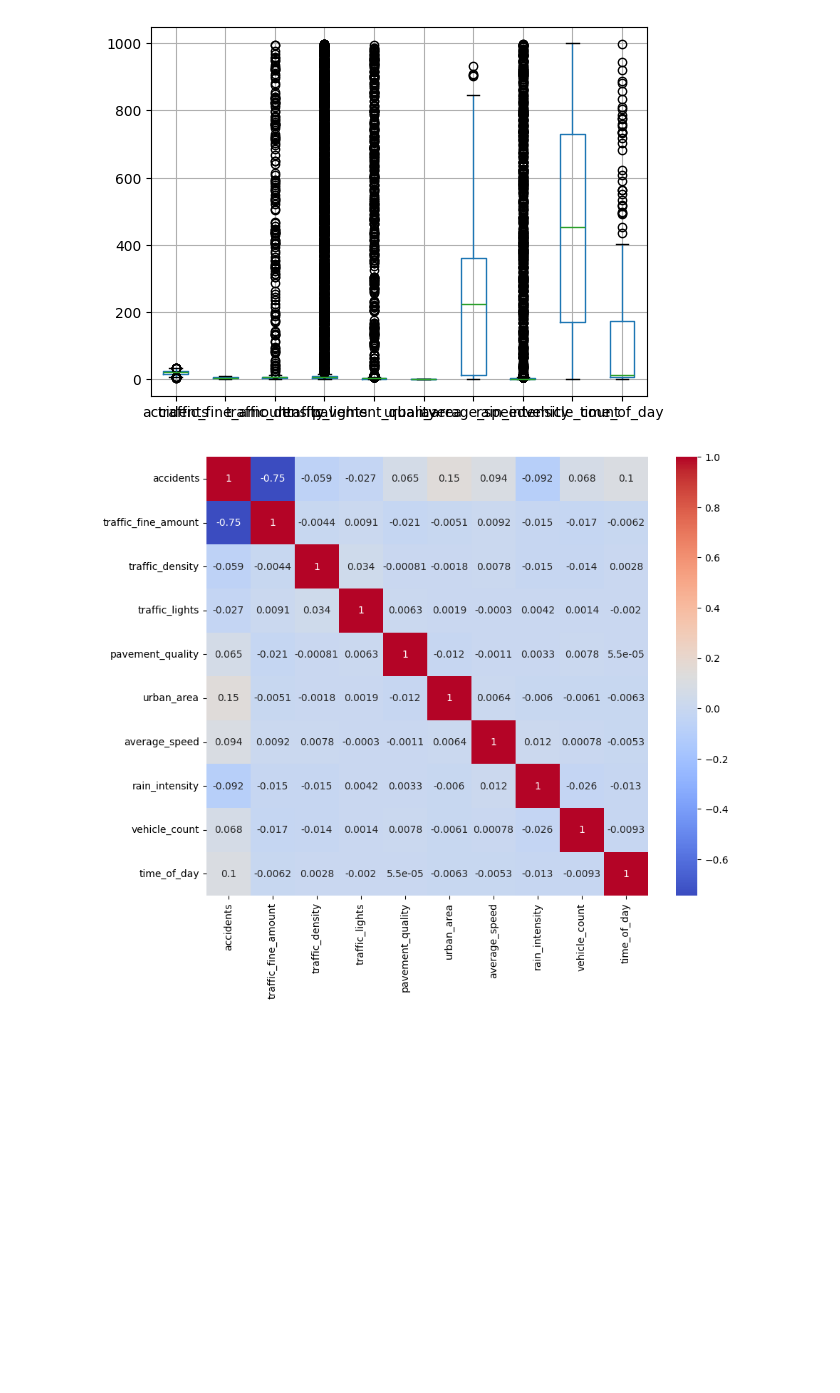
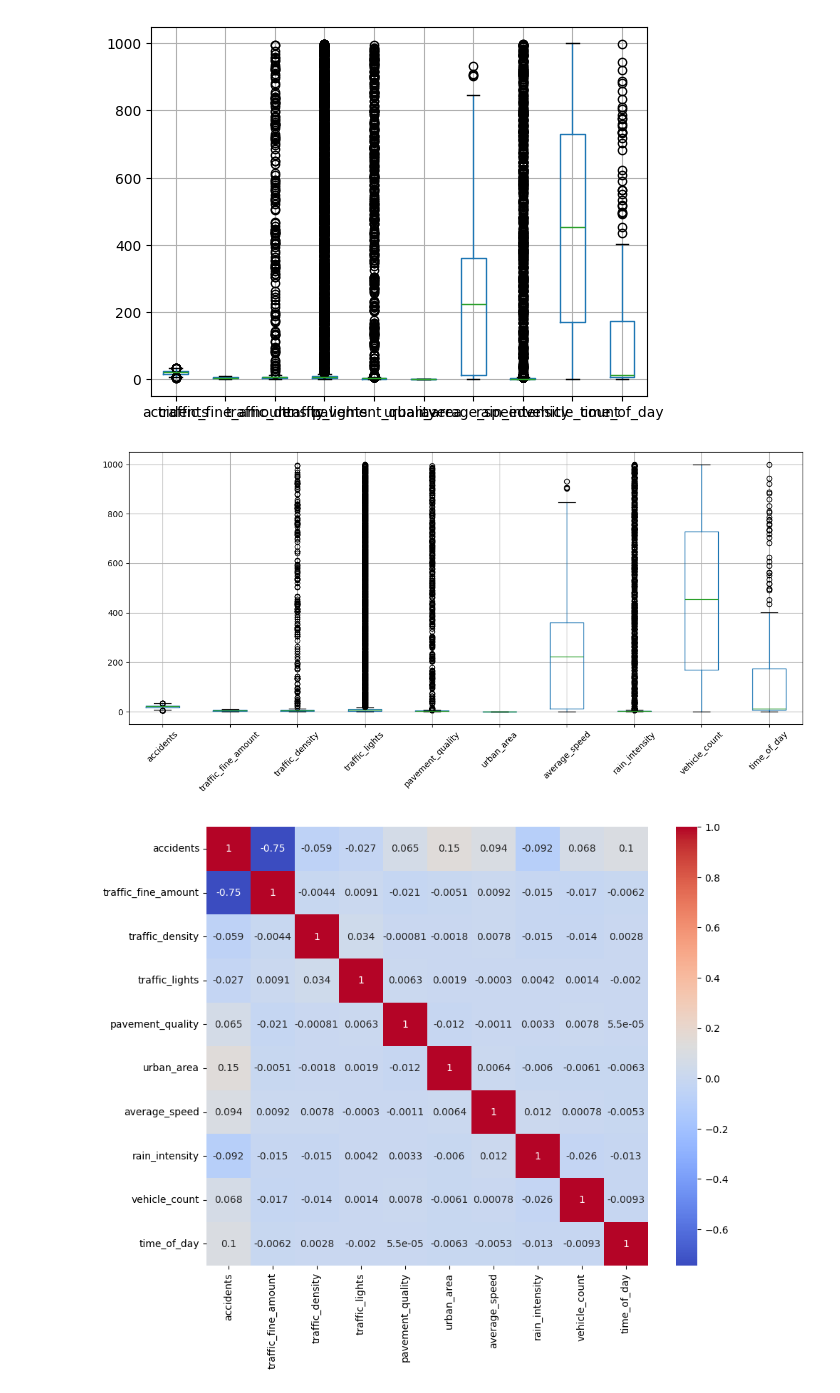
Before and after one commit to sofiapontesl/dataset_transito_trilha, a Jupyter notebook: data_set_transito.ipynb, the cells around one changed output. Saved outputs shown, nothing was run; the diff lists cells and outputs as text; code cells hidden in the pictures; blank space fills up the shorter version.

```diff
--- a/data_set_transito.ipynb
+++ b/data_set_transito.ipynb
@@ -93,6 +121,24 @@ ds.boxplot()
 plt.show()
 # %% [output]
 [figure]
+# %%
+nomes_abreviados = { #pesquisei como fazia p deixar a tabela mais legivel pq tava horrivel
+    'actualffrt': 'actual',
+    'findramfhoutftraff': 'traffic',
+    'tualightenturbahin': 'turbahin',
+    'veranderaincentrer': 'change',
+    'istictomotorday': 'motor_day'
+}
+
+ds_renomeado = ds.rename(columns=nomes_abreviados)
+
+plt.figure(figsize=(12, 6))
+ds_renomeado.boxplot()
+plt.xticks(rotation=45)
+plt.tight_layout()
+plt.show()
+# %% [output]
+[figure, added]
 # %%
 ds_numeric = ds.select_dtypes(include=['float64', 'int64'])
 plt.figure(figsize=(10, 8))
```
Also changed, not shown: parts of 7 cells of this notebook, 1 other file.
